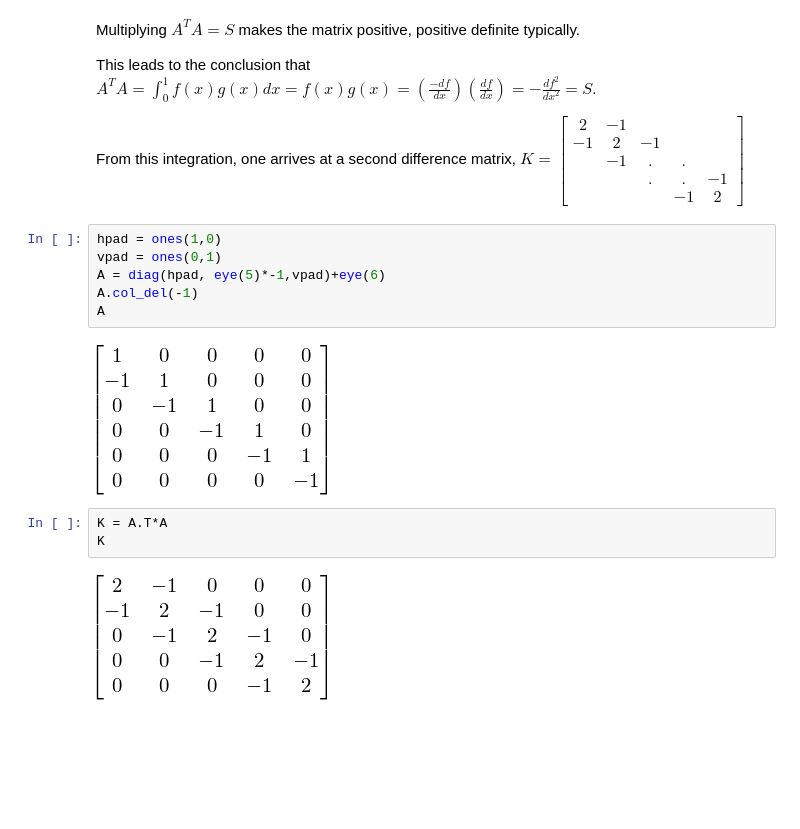
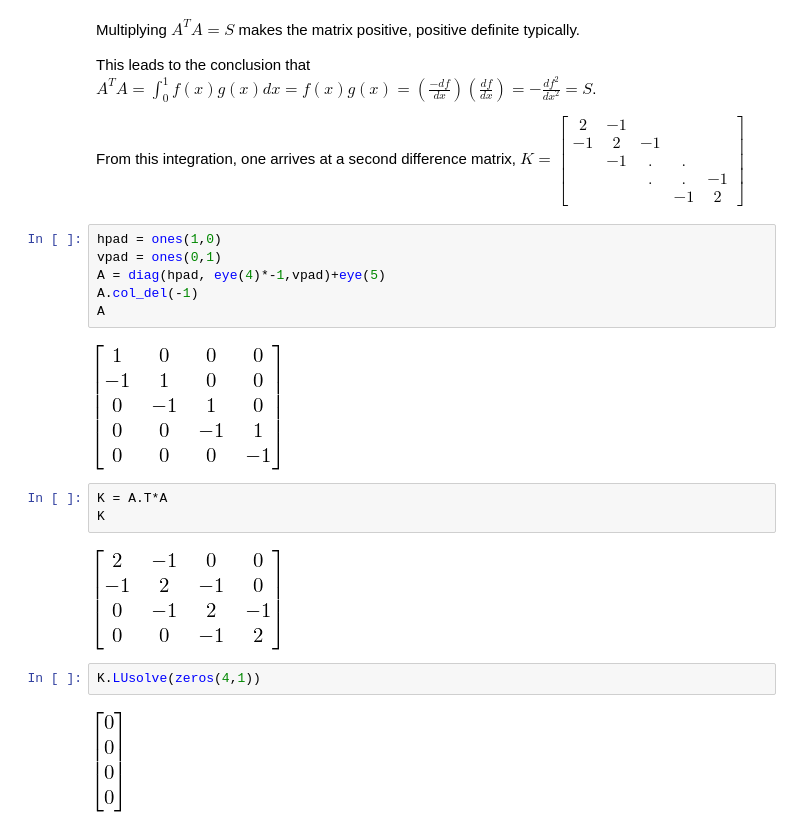
Before and after one commit to hillbs/Differential-Equations-and-Linear-Algebra, a Jupyter notebook: 18.086 Chapter 7 Applied Math.ipynb, the cells around one changed output. Saved outputs shown, nothing was run; the diff lists cells and outputs as text; blank space fills up the shorter version.

```diff
--- a/18.086 Chapter 7 Applied Math.ipynb
+++ b/18.086 Chapter 7 Applied Math.ipynb
@@ -186,13 +188,17 @@ From this integration, one arrives at a second difference matrix, $K = \begin{bm
 # %%
 hpad = ones(1,0)
 vpad = ones(0,1)
-A = diag(hpad, eye(5)*-1,vpad)+eye(6)
+A = diag(hpad, eye(4)*-1,vpad)+eye(5)
 A.col_del(-1)
 A
 # %% [output]
-[figure, old version]
+[figure, new version]
 # %%
 K = A.T*A
 K
 # %% [output]
-[figure, old version]
+[figure, new version]
+# %%
+K.LUsolve(zeros(4,1))
+# %% [output]
+[figure, added]
```
Also changed, not shown: parts of 30 cells of this notebook.
